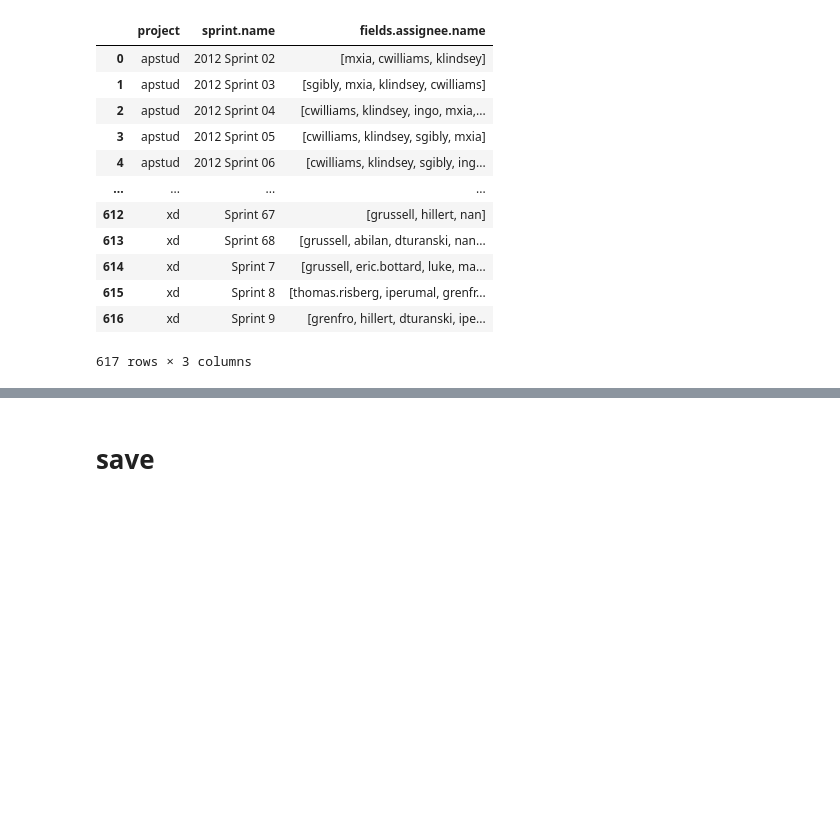
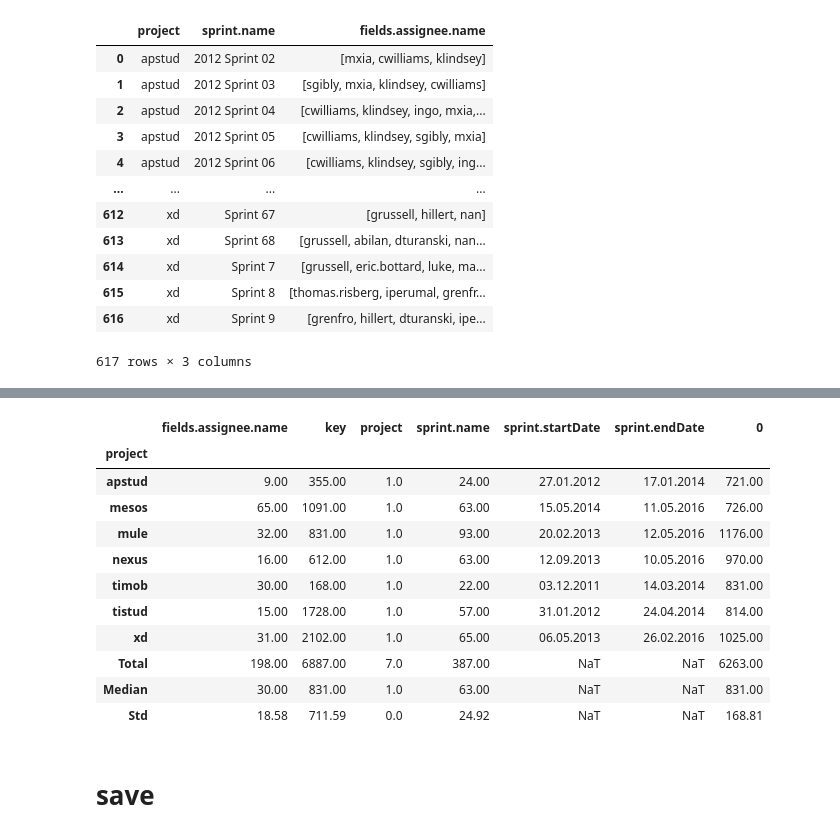
Before and after one commit to ezequielscott/SEAA2020-productivity, a Jupyter notebook: 1_metrics.ipynb, the cells around one changed output, grey strips where cells are left out. Saved outputs shown, nothing was run; the diff lists cells and outputs as text; code cells hidden in the pictures; blank space fills up the shorter version.

```diff
--- a/1_metrics.ipynb
+++ b/1_metrics.ipynb
@@ -721,0 +681,18 @@ metrics['individual_velocity'] = metrics['velocity'] / metrics['current_devs_abs
+# %%
+tv = issues_cleaned.pivot_table(index='project', values=['key', 'sprint.name', 'fields.assignee.name'], aggfunc='nunique')
+
+table = tv.copy()
+table.loc['Total', :] = tv.sum(axis=0)
+table.loc['Average', :] = tv.mean(axis=0)
+table.loc['Std', :] = tv.std(axis=0)
+
+table.columns
+table.columns = ['devs', 'issues', 'project', 'iterations']
+table = table[['issues', 'iterations', 'devs']].round(2)
+# %%
+h = metrics_cleaned.groupby('project').agg( {'sprint.startDate' : 'min',
+                                         'sprint.endDate' : 'max'} )
+
+h = pd.concat([h, (h['sprint.endDate'] - h['sprint.startDate']).dt.days], axis=1)
+# %%
+tv = pd.concat([tv, h], axis=1)
@@ -722,3 +711,28 @@ metrics['individual_velocity'] = metrics['velocity'] / metrics['current_devs_abs
+# %%
+table = tv.copy()
+table.loc['Total', :] = tv.sum(axis=0)
+table.loc['Median', :] = tv.median(axis=0)
+table.loc['Std', :] = tv.std(axis=0)
+# %%
+# unique devs, issues, project, iterations, start date, end date, days
+
+table['sprint.startDate'] = table['sprint.startDate'].dt.strftime('%d.%m.%Y')
+table['sprint.endDate'] = table['sprint.endDate'].dt.strftime('%d.%m.%Y')
+
+table.round(2)
+# %% [output]
+|  | fields.assignee.name | key | project | sprint.name | sprint.startDate | sprint.endDate | 0 |
+| project |  |  |  |  |  |  |  |
+| apstud | 9.00 | 355.00 | 1.0 | 24.00 | 27.01.2012 | 17.01.2014 | 721.00 |
+| mesos | 65.00 | 1091.00 | 1.0 | 63.00 | 15.05.2014 | 11.05.2016 | 726.00 |
+| mule | 32.00 | 831.00 | 1.0 | 93.00 | 20.02.2013 | 12.05.2016 | 1176.00 |
+| nexus | 16.00 | 612.00 | 1.0 | 63.00 | 12.09.2013 | 10.05.2016 | 970.00 |
+| timob | 30.00 | 168.00 | 1.0 | 22.00 | 03.12.2011 | 14.03.2014 | 831.00 |
+| tistud | 15.00 | 1728.00 | 1.0 | 57.00 | 31.01.2012 | 24.04.2014 | 814.00 |
+| xd | 31.00 | 2102.00 | 1.0 | 65.00 | 06.05.2013 | 26.02.2016 | 1025.00 |
+| Total | 198.00 | 6887.00 | 7.0 | 387.00 | NaT | NaT | 6263.00 |
+| Median | 30.00 | 831.00 | 1.0 | 63.00 | NaT | NaT | 831.00 |
+| Std | 18.58 | 711.59 | 0.0 | 24.92 | NaT | NaT | 168.81 |
 # %% [markdown]
 # save
 # %%
```
Also changed, not shown: parts of 127 cells of this notebook, 10 other files.
